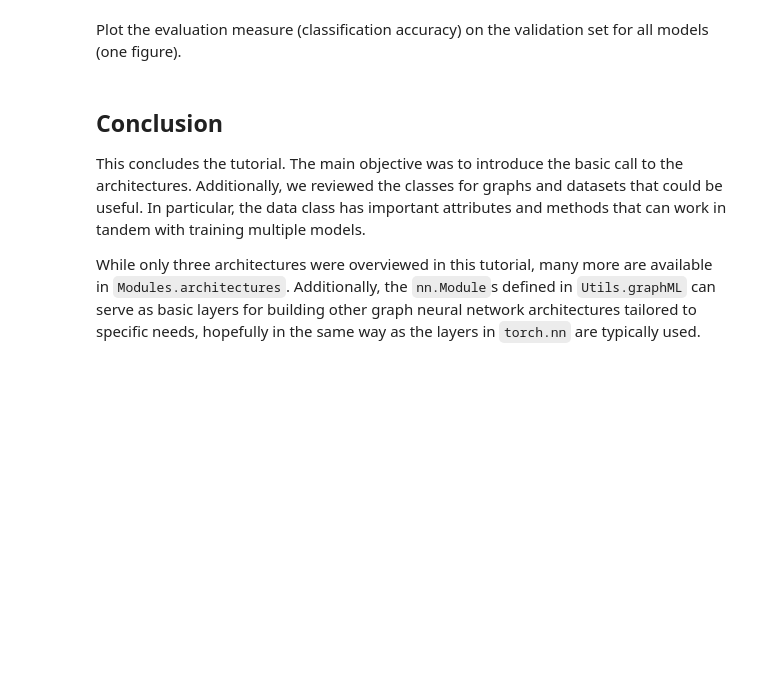
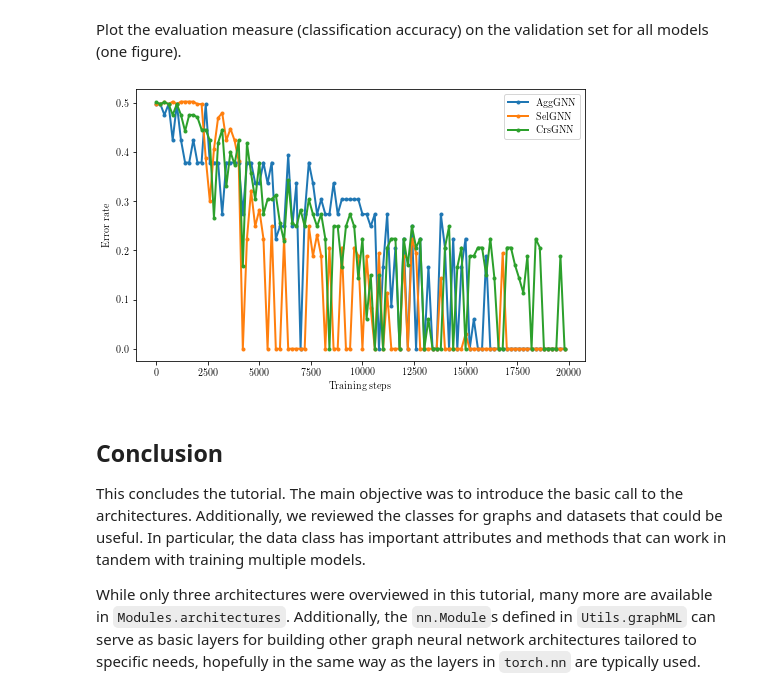
Before and after one commit to alelab-upenn/graph-neural-networks, a Jupyter notebook: tutorial.ipynb, the cells around one changed output. Cells and saved outputs as stored; diff of their text form; code cells hidden in the pictures; blank space fills up the shorter version.

```diff
--- a/tutorial.ipynb
+++ b/tutorial.ipynb
@@ -695,18 +709,20 @@ xTest, yTest = data.getSamples('test')
+# %%
+xTest, yTest = data.getSamples('test')
+# Move the samples to the corresponding device
+xTest = xTest.to(device)
+yTest = yTest.to(device)
 # %% [markdown]
 Now, test each of the models in the dictionary on this data, and save the results.
 # %% [markdown]
 ### Best model <a class="anchor" id="subsec:bestEval"></a>
 # %%
-print("Total testing accuracy (Best):", flush = True)
+print("Total testing error rate (Best):", flush = True)
 
 for key in modelsGNN.keys():
-    # Update order and adapt dimensions (this data has one input feature,
-    # so we need to add that dimension; make it from B x N to B x F x N)
-    xTestOrdered = xTest[:,modelsGNN[key].order].unsqueeze(1)
 
     with torch.no_grad():
         # Process the samples
-        yHatTest = modelsGNN[key].archit(xTestOrdered)
+        yHatTest = modelsGNN[key].archit(xTest)
         # yHatTest is of shape
         #   testSize x numberOfClasses
         # We compute the accuracy
@@ -732,17 +753,16 @@ for key in modelsGNN.keys():
 # %% [markdown]
 ### Last model <a class="anchor" id="subsec:lastEval"></a>
 # %%
-print("Total testing accuracy (Last):", flush = True)
+print("Total testing error rate (Last):", flush = True)
 
 # Update order and adapt dimensions
 for key in modelsGNN.keys():
     # Load the new model parameters!
     modelsGNN[key].load(label = 'Last')
-    xTestOrdered = xTest[:,modelsGNN[key].order].unsqueeze(1)
 
     with torch.no_grad():
         # Process the samples
-        yHatTest = modelsGNN[key].archit(xTestOrdered)
+        yHatTest = modelsGNN[key].archit(xTest)
         # yHatTest is of shape
         #   testSize x numberOfClasses
         # We compute the accuracy
@@ -855,7 +889,7 @@ for key in evalTrain.keys():
     plt.plot(xValid, evalValid[key],
              color = '#95001A', linewidth = lineWidth,
              marker = markerShape, markersize = markerSize)
-    plt.ylabel(r'Accuracy')
+    plt.ylabel(r'Error rate')
     plt.xlabel(r'Training steps')
     plt.legend([r'Training', r'Validation'])
     plt.title(r'%s' % key)
@@ -879,14 +919,16 @@ Plot the evaluation measure (classification accuracy) on the validation set for
 # %%
 allEvalValid = plt.figure(figsize=(1.61*figSize, 1*figSize))
 for key in evalValid.keys():
     plt.plot(xValid, evalValid[key],
              linewidth = lineWidth,
              marker = markerShape, markersize = markerSize)
-plt.ylabel(r'Accuracy')
+plt.ylabel(r'Error rate')
 plt.xlabel(r'Training steps')
 plt.legend(list(evalValid.keys()))
 allEvalValid.savefig(os.path.join(saveDirFigs,'allEvalValid.pdf'),
                 bbox_inches = 'tight')
+# %% [output]
+[figure, added]
 # %% [markdown]
 ## Conclusion <a class="anchor" id="sec:conclusions"></a>
 This concludes the tutorial. The main objective was to introduce the basic call to the architectures. Additionally, we reviewed the classes for graphs and datasets that could be useful. In particular, the data class has important attributes and methods that can work in tandem with training multiple models.
```
Also changed, not shown: parts of 28 cells of this notebook, 11 other files.
